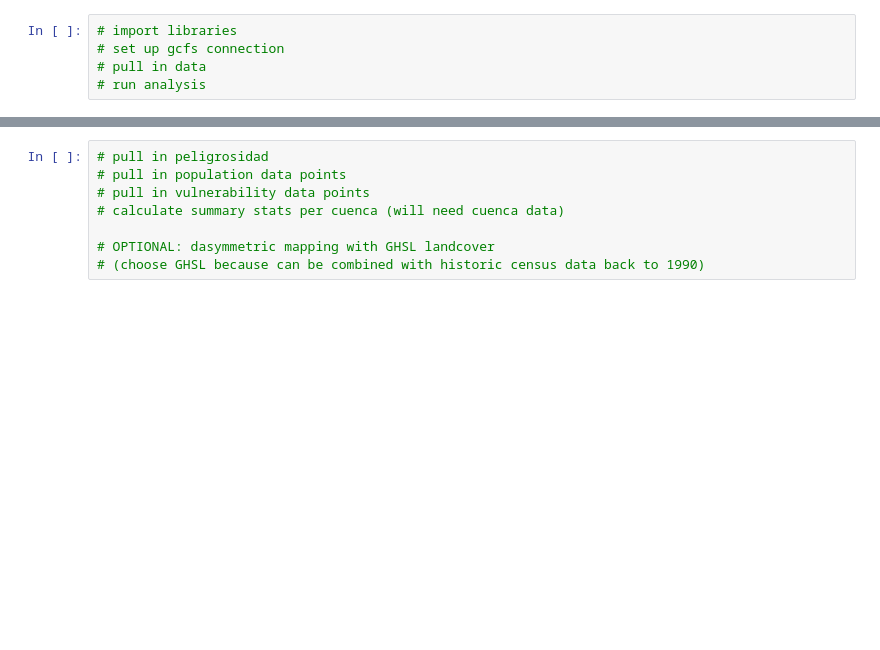
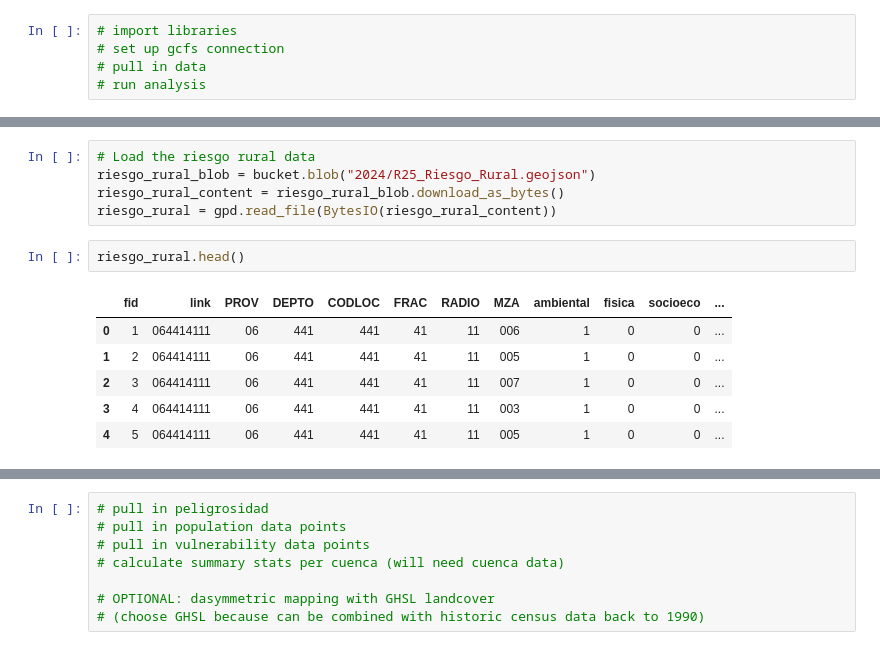
Before and after one commit to nlebovits/ciut-riesgo, a Jupyter notebook: notebooks/analisis.ipynb, the cells around one changed output, grey strips where cells are left out. Drawn from its saved outputs; the diff is of its cells as text; blank space fills up the shorter version.

```diff
--- a/notebooks/analisis.ipynb
+++ b/notebooks/analisis.ipynb
@@ -64,0 +90,14 @@ def download_blob(blob_name):
+# %%
+# Load the riesgo rural data
+riesgo_rural_blob = bucket.blob("2024/R25_Riesgo_Rural.geojson")
+riesgo_rural_content = riesgo_rural_blob.download_as_bytes()
+riesgo_rural = gpd.read_file(BytesIO(riesgo_rural_content))
+# %%
+riesgo_rural.head()
+# %% [output]
+|  | fid | link | PROV | DEPTO | CODLOC | FRAC | RADIO | MZA | ambiental | fisica | socioeco | ... |
+| 0 | 1 | 064414111 | 06 | 441 | 441 | 41 | 11 | 006 | 1 | 0 | 0 | ... |
+| 1 | 2 | 064414111 | 06 | 441 | 441 | 41 | 11 | 005 | 1 | 0 | 0 | ... |
+| 2 | 3 | 064414111 | 06 | 441 | 441 | 41 | 11 | 007 | 1 | 0 | 0 | ... |
+| 3 | 4 | 064414111 | 06 | 441 | 441 | 41 | 11 | 003 | 1 | 0 | 0 | ... |
+| 4 | 5 | 064414111 | 06 | 441 | 441 | 41 | 11 | 005 | 1 | 0 | 0 | ... |
```
Also changed, not shown: parts of 7 cells of this notebook.
